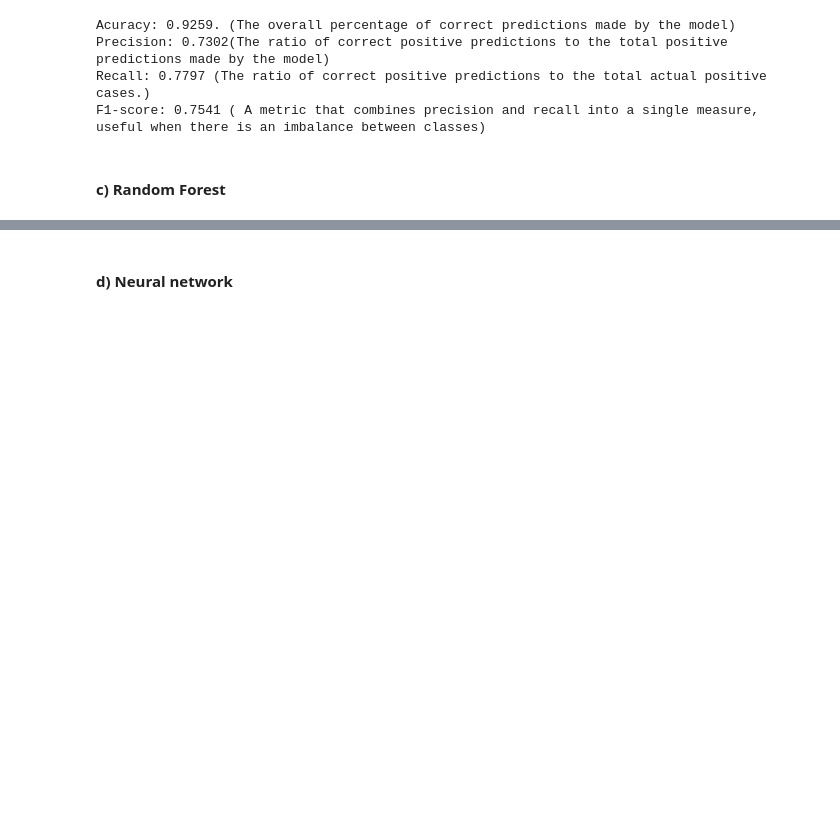
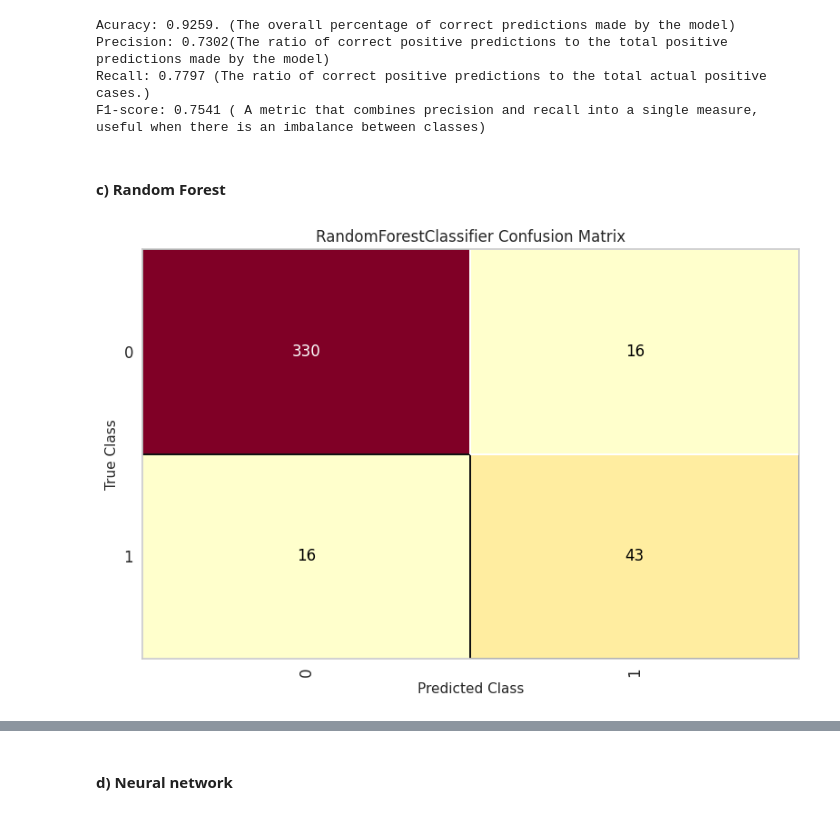
Before and after one commit to petrugeral/Marketing_Analytics, a Jupyter notebook: ifood_marketing_analytics/workspace.ipynb, the cells around one changed output, grey strips where cells are left out. Drawn from its saved outputs; the diff is of its cells as text; code cells hidden in the pictures; blank space fills up the shorter version.

```diff
--- a/ifood_marketing_analytics/workspace.ipynb
+++ b/ifood_marketing_analytics/workspace.ipynb
@@ -961,3 +961,12 @@ Recall: 0.7797 (The ratio of correct positive predictions to the total actual po
 F1-score: 0.7541 ( A metric that combines precision and recall into a single measure, useful when there is an imbalance between classes)
 # %% [markdown]
 #### c) Random Forest
+# %%
+from sklearn.ensemble import RandomForestClassifier
+
+rf = RandomForestClassifier(n_estimators=100, random_state=42)
+cm_rf = confusion_matrix(rf,x_train,y_train,x_test,y_test)
+
+cm_rf.show;
+# %% [output]
+[figure, added]
```
Also changed, not shown: parts of 3 cells of this notebook.
